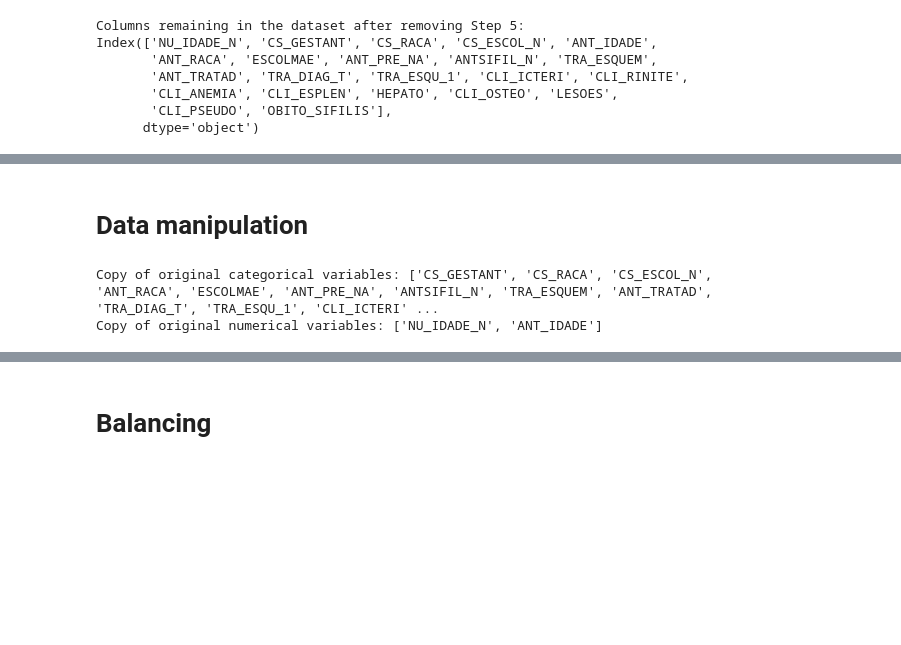
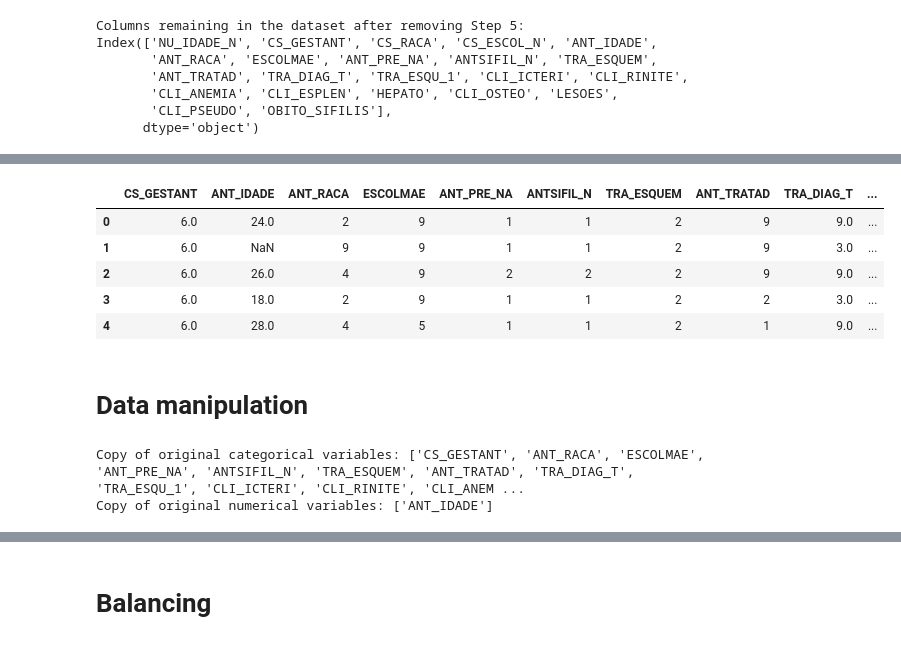
Before and after one commit to nataliateixeira-stats/Death-Prediction-Analysis-Congenital-Syphilis, a Jupyter notebook: scripts/python/2. ML Models - train test - 70 30.ipynb, the cells around one changed output, grey strips where cells are left out. Cells and saved outputs as stored; diff of their text form; code cells hidden in the pictures; blank space fills up the shorter version.

```diff
--- a/scripts/python/2. ML Models - train test - 70 30.ipynb
+++ b/scripts/python/2. ML Models - train test - 70 30.ipynb
@@ -164,0 +199,5 @@ Index(['NU_IDADE_N', 'CS_GESTANT', 'CS_RACA', 'CS_ESCOL_N', 'ANT_IDADE',
+# %%
+# Step 6
+# same variables excluded
+
+data_cleaned = data_cleaned.drop(columns=['NU_IDADE_N','CS_RACA','CS_ESCOL_N'])
@@ -165,13 +208,22 @@ Index(['NU_IDADE_N', 'CS_GESTANT', 'CS_RACA', 'CS_ESCOL_N', 'ANT_IDADE',
+# %%
+data_cleaned.head()
+# %% [output]
+|  | CS_GESTANT | ANT_IDADE | ANT_RACA | ESCOLMAE | ANT_PRE_NA | ANTSIFIL_N | TRA_ESQUEM | ANT_TRATAD | TRA_DIAG_T | ... |
+| 0 | 6.0 | 24.0 | 2 | 9 | 1 | 1 | 2 | 9 | 9.0 | ... |
+| 1 | 6.0 | NaN | 9 | 9 | 1 | 1 | 2 | 9 | 3.0 | ... |
+| 2 | 6.0 | 26.0 | 4 | 9 | 2 | 2 | 2 | 9 | 9.0 | ... |
+| 3 | 6.0 | 18.0 | 2 | 9 | 1 | 1 | 2 | 2 | 3.0 | ... |
+| 4 | 6.0 | 28.0 | 4 | 5 | 1 | 1 | 2 | 1 | 9.0 | ... |
 # %% [markdown]
 # Data manipulation
 # %%
 # Separate categorical and numeric variables
-categorical_features = ['CS_GESTANT', 'CS_RACA', 'CS_ESCOL_N', 'ANT_RACA', 'ESCOLMAE', 'ANT_PRE_NA',
+categorical_features = ['CS_GESTANT', 'ANT_RACA', 'ESCOLMAE', 'ANT_PRE_NA',
                         'ANTSIFIL_N', 'TRA_ESQUEM', 'ANT_TRATAD', 'TRA_DIAG_T', 'TRA_ESQU_1',
                         'CLI_ICTERI', 'CLI_RINITE', 'CLI_ANEMIA', 'CLI_ESPLEN','HEPATO',
                         'CLI_OSTEO', 'LESOES', 'CLI_PSEUDO']
 
-numerical_features = [col for col in data_cleaned.columns if col not in categorical_features + ['OBITO_SIFILIS', 'ABORTION', 'STILLBORN']]
+numerical_features = [col for col in data_cleaned.columns if col not in categorical_features + ['OBITO_SIFILIS']]
 
 # Create copies of the variable lists to avoid modifications to the original (and to be used in another implementation)
 categorical_features_rm = categorical_features.copy()
@@ -185,5 +237,5 @@ original_numerical_features = numerical_features.copy()
 print("Copy of original categorical variables:", original_categorical_features)
 print("Copy of original numerical variables:", original_numerical_features)
 # %% [output]
-Copy of original categorical variables: ['CS_GESTANT', 'CS_RACA', 'CS_ESCOL_N', 'ANT_RACA', 'ESCOLMAE', 'ANT_PRE_NA', 'ANTSIFIL_N', 'TRA_ESQUEM', 'ANT_TRATAD', 'TRA_DIAG_T', 'TRA_ESQU_1', 'CLI_ICTERI' ...
-Copy of original numerical variables: ['NU_IDADE_N', 'ANT_IDADE']
+Copy of original categorical variables: ['CS_GESTANT', 'ANT_RACA', 'ESCOLMAE', 'ANT_PRE_NA', 'ANTSIFIL_N', 'TRA_ESQUEM', 'ANT_TRATAD', 'TRA_DIAG_T', 'TRA_ESQU_1', 'CLI_ICTERI', 'CLI_RINITE', 'CLI_ANEM ...
+Copy of original numerical variables: ['ANT_IDADE']
```
Also changed, not shown: parts of 23 cells of this notebook, 1 other file.
